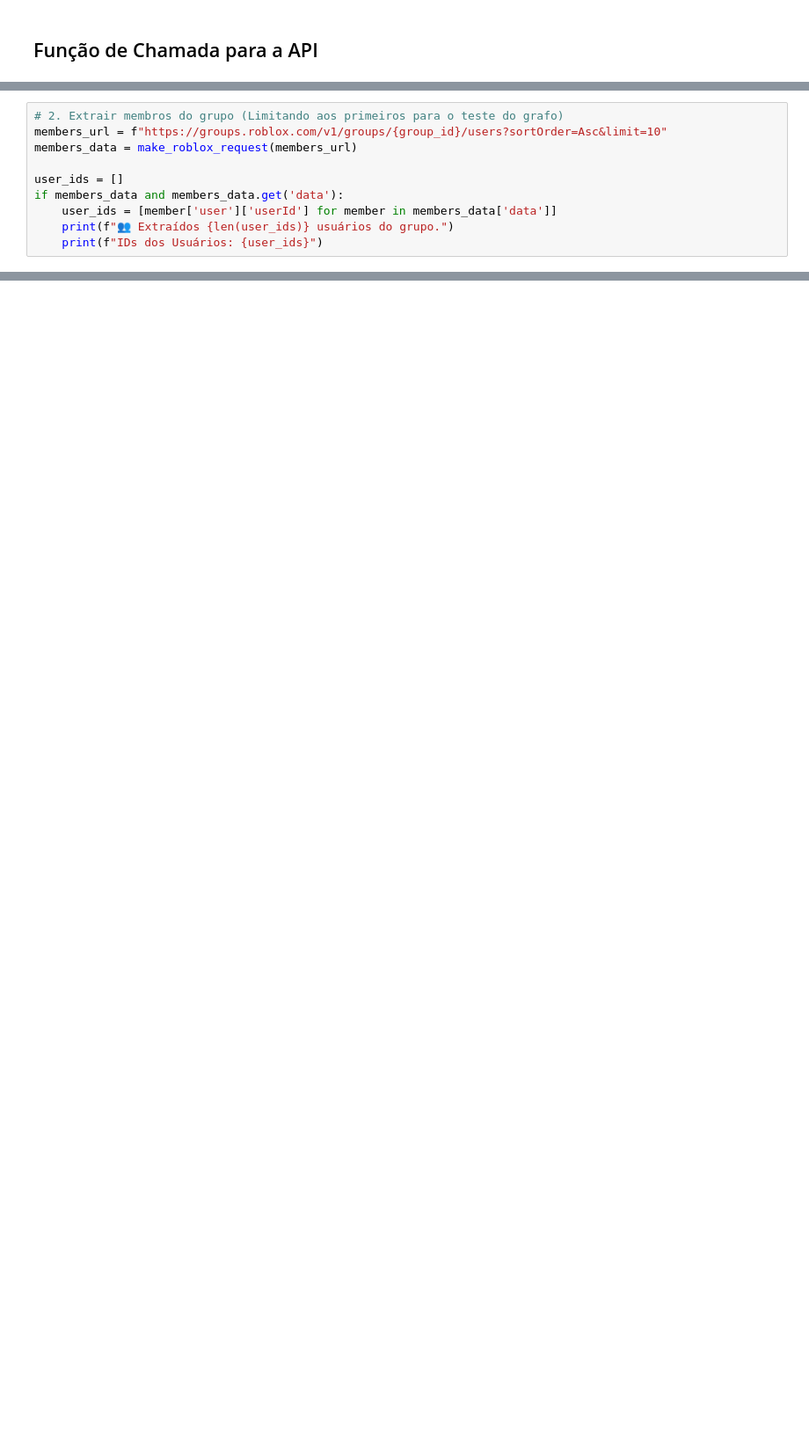
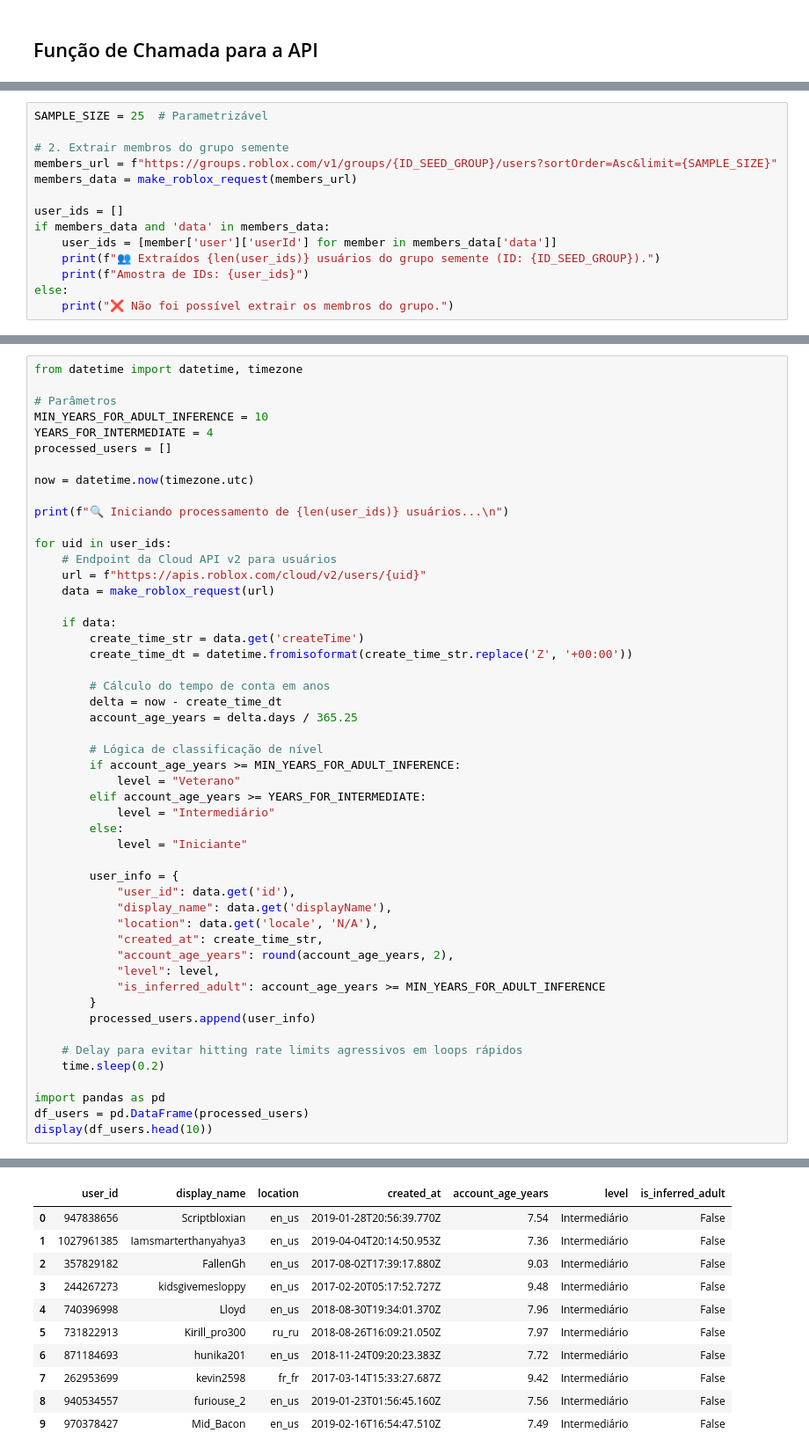
Before and after one commit to Joaoplims/sna_roblox_kg, a Jupyter notebook: Roblox_KG.ipynb, the cells around one changed output, grey strips where cells are left out. Shown at 88% size. Drawn from its saved outputs; the diff is of its cells as text; blank space fills up the shorter version.

```diff
--- a/Roblox_KG.ipynb
+++ b/Roblox_KG.ipynb
@@ -80,11 +143,15 @@ else:
 # %%
-# 2. Extrair membros do grupo (Limitando aos primeiros para o teste do grafo)
-members_url = f"https://groups.roblox.com/v1/groups/{group_id}/users?sortOrder=Asc&limit=10"
+SAMPLE_SIZE = 25  # Parametrizável
+
+# 2. Extrair membros do grupo semente
+members_url = f"https://groups.roblox.com/v1/groups/{ID_SEED_GROUP}/users?sortOrder=Asc&limit={SAMPLE_SIZE}"
 members_data = make_roblox_request(members_url)
 
 user_ids = []
-if members_data and members_data.get('data'):
+if members_data and 'data' in members_data:
     user_ids = [member['user']['userId'] for member in members_data['data']]
-    print(f"👥 Extraídos {len(user_ids)} usuários do grupo.")
-    print(f"IDs dos Usuários: {user_ids}")
+    print(f"👥 Extraídos {len(user_ids)} usuários do grupo semente (ID: {ID_SEED_GROUP}).")
+    print(f"Amostra de IDs: {user_ids}")
+else:
+    print("❌ Não foi possível extrair os membros do grupo.")
 # %% [output]
@@ -171,0 +164,51 @@ plt.show()
+# %%
+from datetime import datetime, timezone
+
+# Parâmetros
+MIN_YEARS_FOR_ADULT_INFERENCE = 10
+YEARS_FOR_INTERMEDIATE = 4
+processed_users = []
+
+now = datetime.now(timezone.utc)
+
+print(f"🔍 Iniciando processamento de {len(user_ids)} usuários...\n")
+
+for uid in user_ids:
+    # Endpoint da Cloud API v2 para usuários
+    url = f"https://apis.roblox.com/cloud/v2/users/{uid}"
+    data = make_roblox_request(url)
+
+    if data:
+        create_time_str = data.get('createTime')
+        create_time_dt = datetime.fromisoformat(create_time_str.replace('Z', '+00:00'))
+
+        # Cálculo do tempo de conta em anos
+        delta = now - create_time_dt
+        account_age_years = delta.days / 365.25
+
+        # Lógica de classificação de nível
+        if account_age_years >= MIN_YEARS_FOR_ADULT_INFERENCE:
+            level = "Veterano"
+        elif account_age_years >= YEARS_FOR_INTERMEDIATE:
+            level = "Intermediário"
+        else:
+            level = "Iniciante"
+
+        user_info = {
+            "user_id": data.get('id'),
+            "display_name": data.get('displayName'),
+            "location": data.get('locale', 'N/A'),
+            "created_at": create_time_str,
+            "account_age_years": round(account_age_years, 2),
+            "level": level,
+            "is_inferred_adult": account_age_years >= MIN_YEARS_FOR_ADULT_INFERENCE
+        }
+        processed_users.append(user_info)
+
+    # Delay para evitar hitting rate limits agressivos em loops rápidos
+    time.sleep(0.2)
+
+import pandas as pd
+df_users = pd.DataFrame(processed_users)
+display(df_users.head(10))
+# %% [output]
@@ -171,0 +232,11 @@ plt.show()
+|  | user_id | display_name | location | created_at | account_age_years | level | is_inferred_adult |
+| 0 | 947838656 | Scriptbloxian | en_us | 2019-01-28T20:56:39.770Z | 7.54 | Intermediário | False |
+| 1 | 1027961385 | Iamsmarterthanyahya3 | en_us | 2019-04-04T20:14:50.953Z | 7.36 | Intermediário | False |
+| 2 | 357829182 | FallenGh | en_us | 2017-08-02T17:39:17.880Z | 9.03 | Intermediário | False |
+| 3 | 244267273 | kidsgivemesloppy | en_us | 2017-02-20T05:17:52.727Z | 9.48 | Intermediário | False |
+| 4 | 740396998 | Lloyd | en_us | 2018-08-30T19:34:01.370Z | 7.96 | Intermediário | False |
+| 5 | 731822913 | Kirill_pro300 | ru_ru | 2018-08-26T16:09:21.050Z | 7.97 | Intermediário | False |
+| 6 | 871184693 | hunika201 | en_us | 2018-11-24T09:20:23.383Z | 7.72 | Intermediário | False |
+| 7 | 262953699 | kevin2598 | fr_fr | 2017-03-14T15:33:27.687Z | 9.42 | Intermediário | False |
+| 8 | 940534557 | furiouse_2 | en_us | 2019-01-23T01:56:45.160Z | 7.56 | Intermediário | False |
+| 9 | 970378427 | Mid_Bacon | en_us | 2019-02-16T16:54:47.510Z | 7.49 | Intermediário | False |
```
Also changed, not shown: parts of 18 cells of this notebook.
